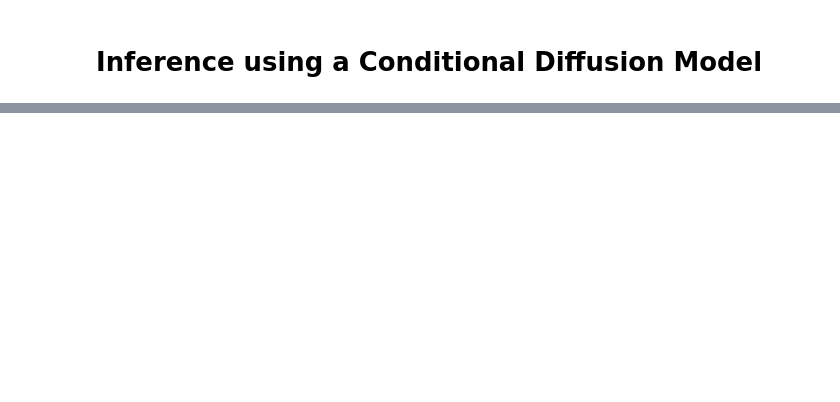
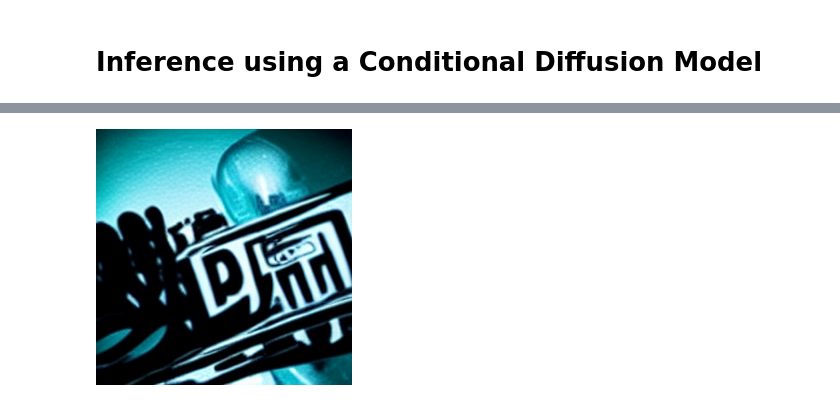
Before and after one commit to GT4SD/gt4sd-core, a Jupyter notebook: notebooks/diffusion-demo.ipynb, the cells around one changed output, grey strips where cells are left out. Cells and saved outputs as stored; diff of their text form; code cells hidden in the pictures; blank space fills up the shorter version.

Commit message:
feat: add notebook for text2image, improve testing

```diff
--- a/notebooks/diffusion-demo.ipynb
+++ b/notebooks/diffusion-demo.ipynb
@@ -5,5 +5,4 @@ In this notebook we show how to perform inference using GT4SD and the models imp
 # %%
-import matplotlib.pyplot as plt
 from gt4sd.algorithms.registry import ApplicationsRegistry
 
 algorithm = ApplicationsRegistry.get_application_instance(
@@ -11,6 +10,6 @@ algorithm = ApplicationsRegistry.get_application_instance(
     algorithm_type='generation',
     domain='generic',
     algorithm_name='DiffusersGenerationAlgorithm',
-    algorithm_application='StableDiffusionGenerator', # you will need to authenticate in hf
+    algorithm_application='LDMTextToImageGenerator', # you will need to authenticate in hf
     # include additional configuration parameters as **kwargs
 )
@@ -16,0 +39,7 @@ algorithm = ApplicationsRegistry.get_application_instance(
+# %%
+prompt = "Logo for GT4SD"
+image = algorithm.generator(prompt=prompt)
+# %%
+image[0]
+# %% [output]
+[figure, added]
```
Also changed, not shown: parts of 9 cells of this notebook, 5 other files.
